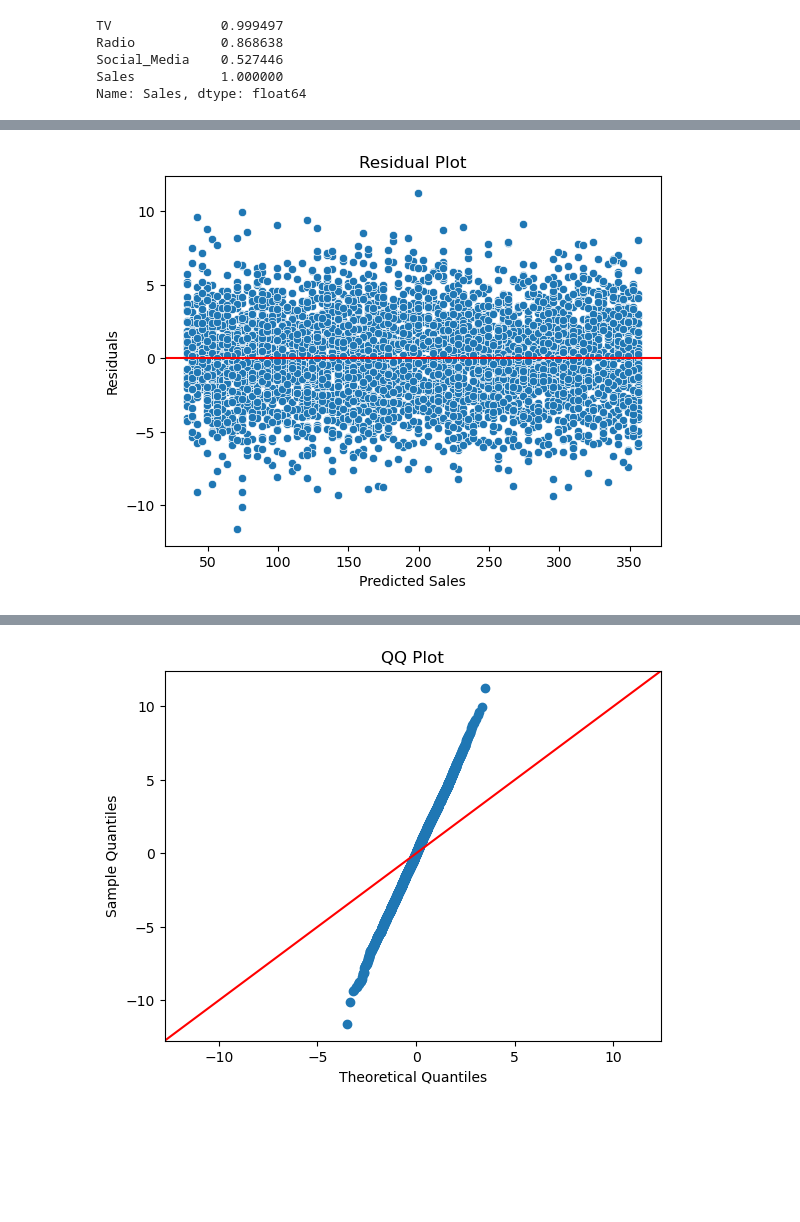
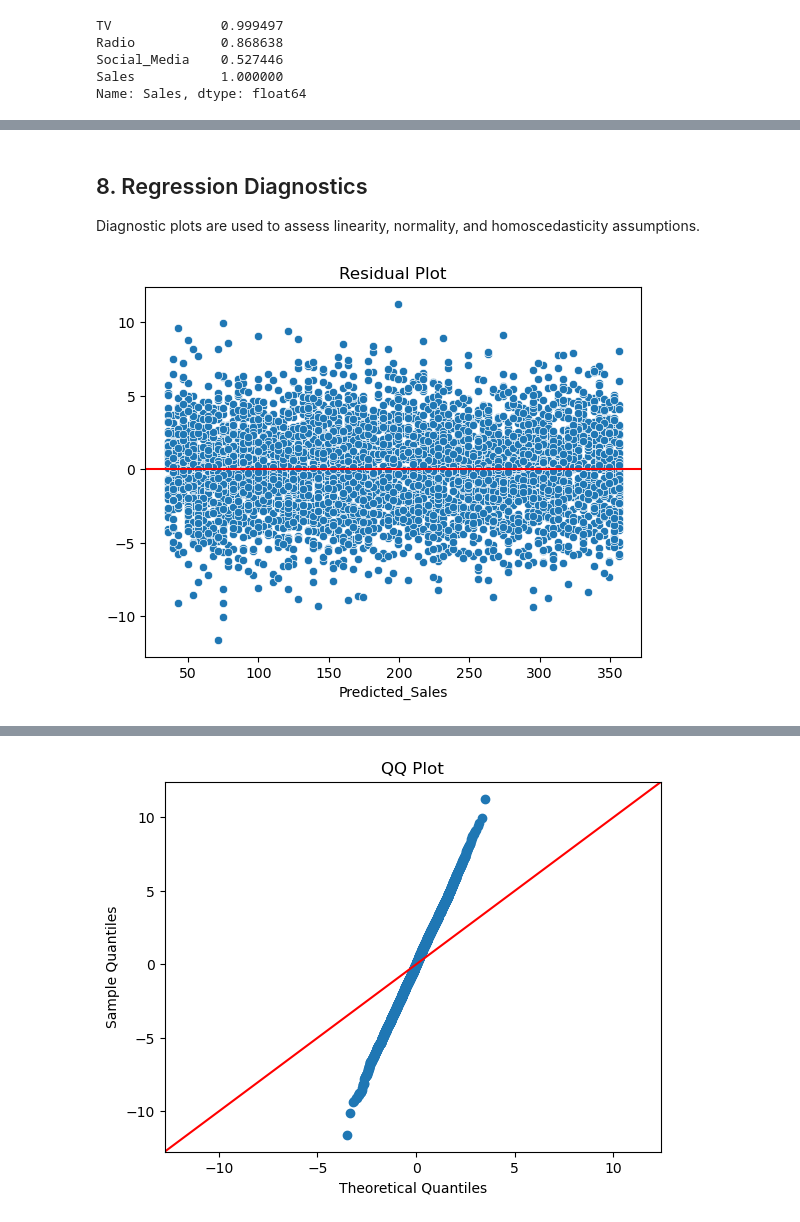
Before and after one commit to ismaelibraheemtogo121-lang/marketing-roi-regression, a Jupyter notebook: linear_regression.ipynb, the cells around one changed output, grey strips where cells are left out. Drawn from its saved outputs; the diff is of its cells as text; code cells hidden in the pictures; blank space fills up the shorter version.

```diff
--- a/linear_regression.ipynb
+++ b/linear_regression.ipynb
@@ -9,3 +27,3 @@ import statsmodels.api as sm
 # %%
-df = pd.read_csv("85334965-5736-457a-b8d4-a077e6872f84.csv")
+df = pd.read_csv("marketing.csv")
 # %% [markdown]
@@ -148,15 +155,19 @@ df['Predicted_Sales'] = model.predict(X)
+# %% [markdown]
+## 8. Regression Diagnostics
+
+Diagnostic plots are used to assess linearity, normality, and homoscedasticity assumptions.
 # %%
+df['Predicted_Sales'] = model.predict(X)
+
 residuals = y - df['Predicted_Sales']
 
 sns.scatterplot(
     x=df['Predicted_Sales'],
     y=residuals
 )
 
 plt.axhline(0, color='red')
-plt.xlabel("Predicted Sales")
-plt.ylabel("Residuals")
 plt.title("Residual Plot")
 plt.show()
 # %% [output]
-[figure, old version]
+[figure, new version]
```
Also changed, not shown: parts of 21 cells of this notebook.
